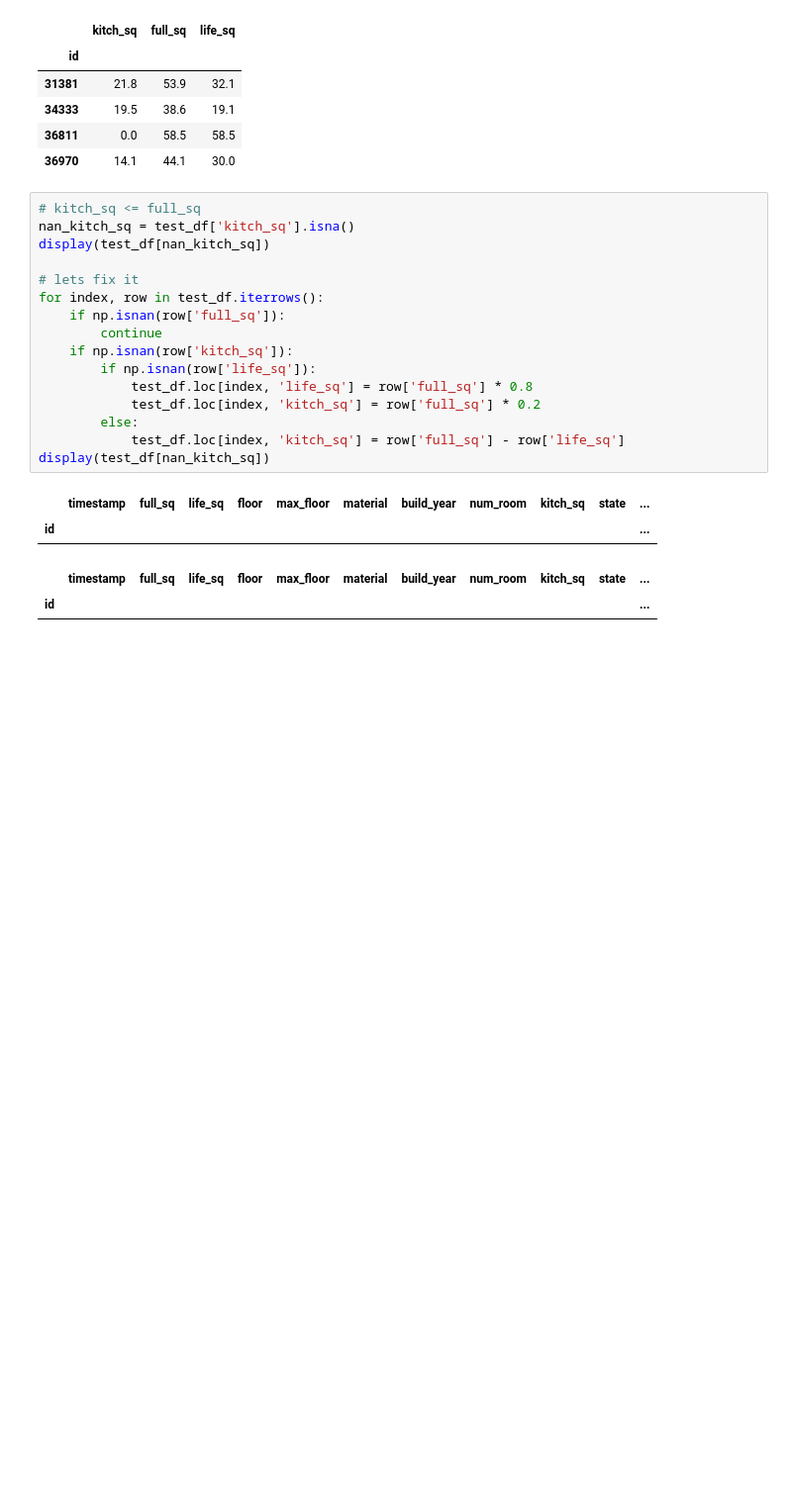
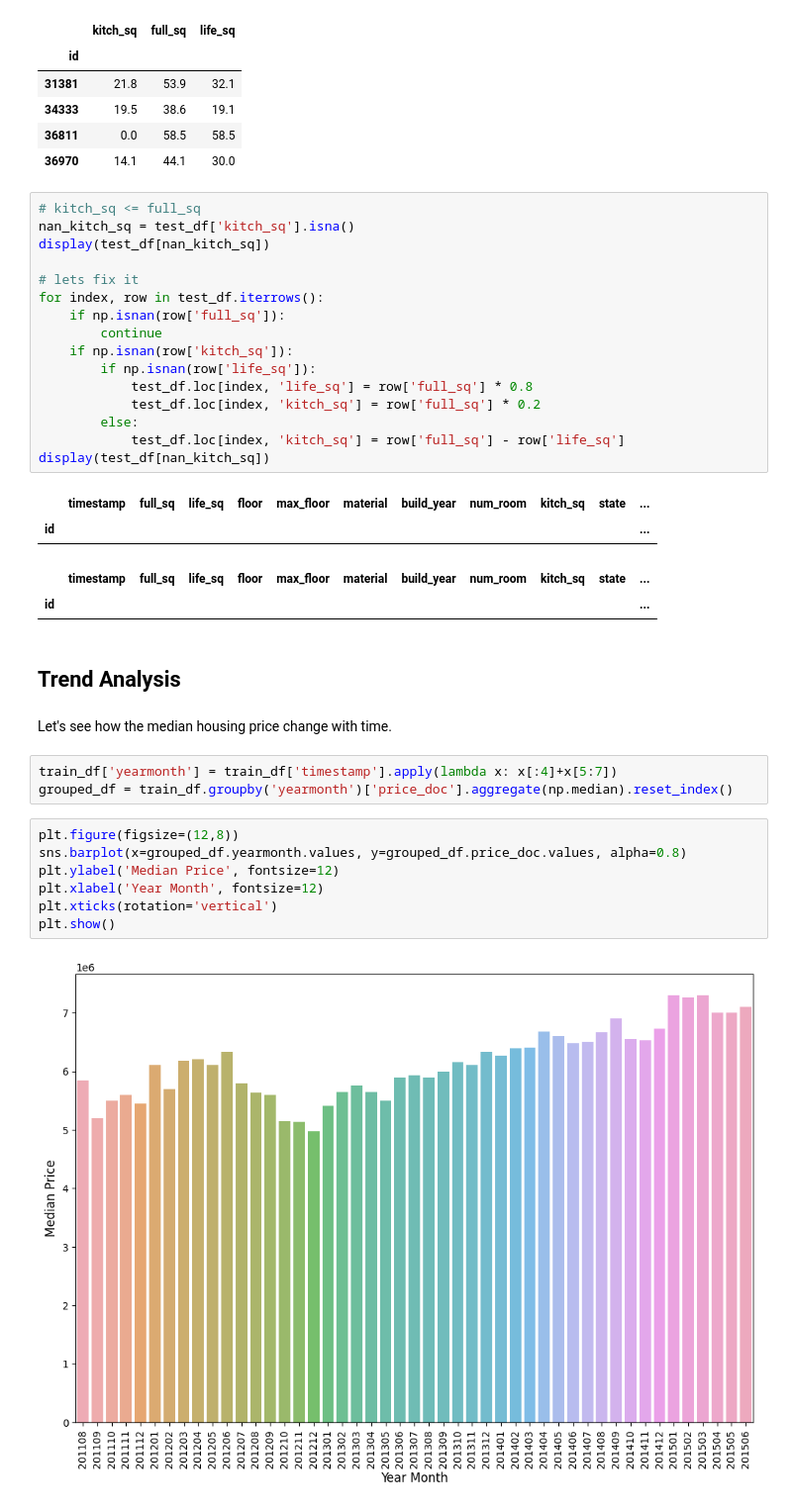
Before and after one commit to gregkseno/seml, a Jupyter notebook: code/main.ipynb, the cells around one changed output. Shown at 99% size. Cells and saved outputs as stored; diff of their text form; blank space fills up the shorter version.

Commit message:
Done trend analysis

```diff
--- a/code/main.ipynb
+++ b/code/main.ipynb
@@ -485,3 +485,19 @@ display(test_df[nan_kitch_sq])
 | id |  |  |  |  |  |  |  |  |  |  | ... |
 |  | timestamp | full_sq | life_sq | floor | max_floor | material | build_year | num_room | kitch_sq | state | ... |
 | id |  |  |  |  |  |  |  |  |  |  | ... |
+# %% [markdown]
+## Trend Analysis
+# %% [markdown]
+Let's see how the median housing price change with time.
+# %%
+train_df['yearmonth'] = train_df['timestamp'].apply(lambda x: x[:4]+x[5:7])
+grouped_df = train_df.groupby('yearmonth')['price_doc'].aggregate(np.median).reset_index()
+# %%
+plt.figure(figsize=(12,8))
+sns.barplot(x=grouped_df.yearmonth.values, y=grouped_df.price_doc.values, alpha=0.8)
+plt.ylabel('Median Price', fontsize=12)
+plt.xlabel('Year Month', fontsize=12)
+plt.xticks(rotation='vertical')
+plt.show()
+# %% [output]
+[figure, added]
```
Also changed, not shown: parts of 8 cells of this notebook.
